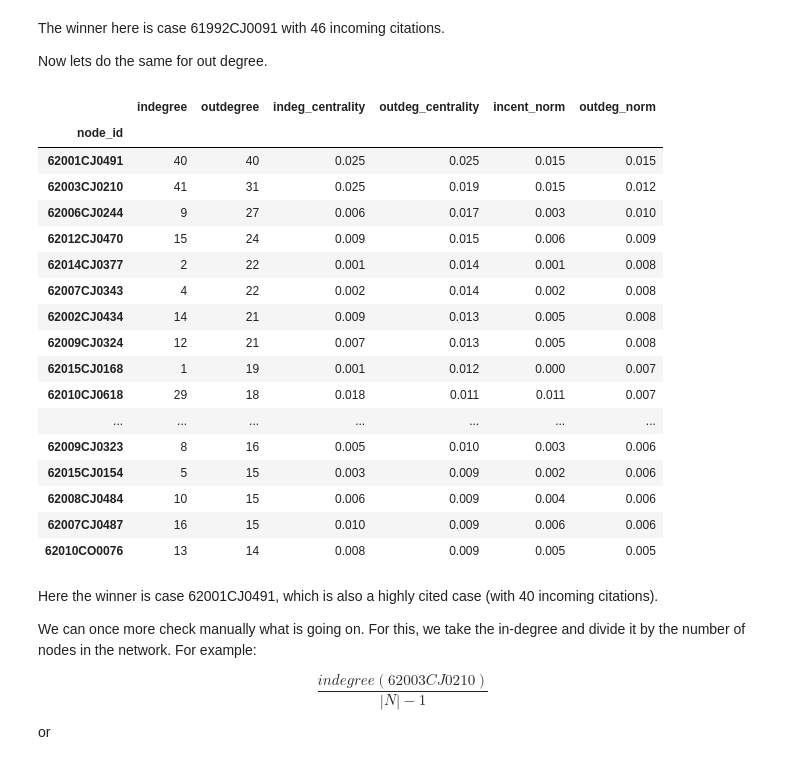
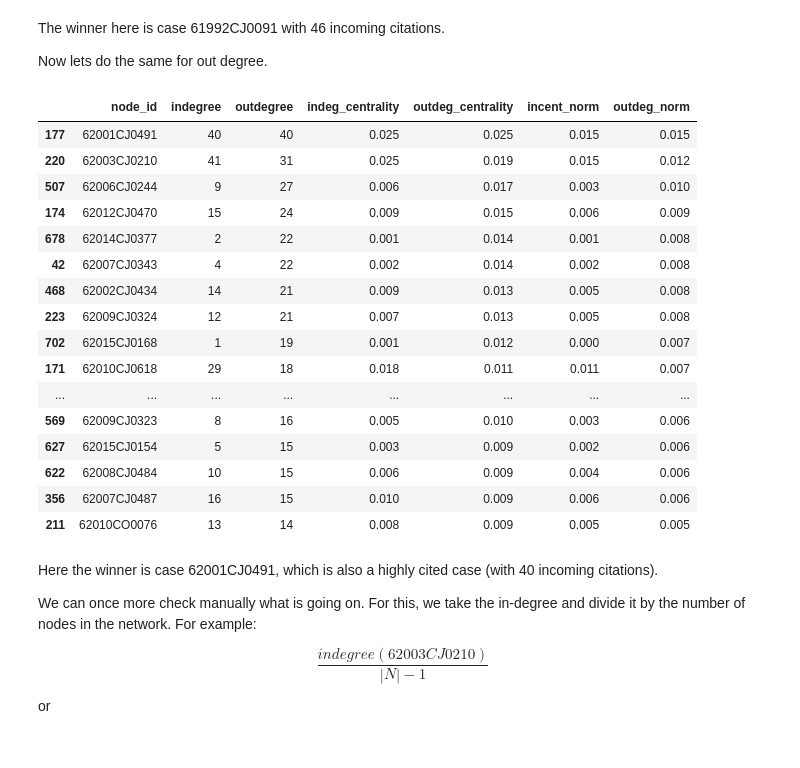
Before and after one commit to maastrichtlawtech/legalnetworkanalysis_textbook, a Jupyter notebook: Chapter_3_Centrality.ipynb, the cells around one changed output. Saved outputs shown, nothing was run; the diff lists cells and outputs as text; code cells hidden in the pictures.

```diff
--- a/Chapter_3_Centrality.ipynb
+++ b/Chapter_3_Centrality.ipynb
@@ -7,6 +7,8 @@ import matplotlib.pyplot as plt
 from networkx.drawing.nx_pydot import graphviz_layout
 from src.helper import draw_spring, load_graph_from_json, score_normalize
 np.random.seed(123)
+#pd.set_option("display.precision", 3)
+pd.options.display.float_format = '{:20,.3f}'.format
 # %% [markdown]
 # 3 Network Centrality
 
@@ -205,26 +210,26 @@ The winner here is case 61992CJ0091 with 46 incoming citations.
 
 Now lets do the same for out degree.
 # %%
+resdf = pd.read_csv("data/consprot_results.csv")
 resdf.sort_values('outdegree', ascending=False).head(20)
 # %% [output]
-|  | indegree | outdegree | indeg_centrality | outdeg_centrality | incent_norm | outdeg_norm |
-| node_id |  |  |  |  |  |  |
-| 62001CJ0491 | 40 | 40 | 0.025 | 0.025 | 0.015 | 0.015 |
-| 62003CJ0210 | 41 | 31 | 0.025 | 0.019 | 0.015 | 0.012 |
-| 62006CJ0244 | 9 | 27 | 0.006 | 0.017 | 0.003 | 0.010 |
-| 62012CJ0470 | 15 | 24 | 0.009 | 0.015 | 0.006 | 0.009 |
-| 62014CJ0377 | 2 | 22 | 0.001 | 0.014 | 0.001 | 0.008 |
-| 62007CJ0343 | 4 | 22 | 0.002 | 0.014 | 0.002 | 0.008 |
-| 62002CJ0434 | 14 | 21 | 0.009 | 0.013 | 0.005 | 0.008 |
-| 62009CJ0324 | 12 | 21 | 0.007 | 0.013 | 0.005 | 0.008 |
-| 62015CJ0168 | 1 | 19 | 0.001 | 0.012 | 0.000 | 0.007 |
-| 62010CJ0618 | 29 | 18 | 0.018 | 0.011 | 0.011 | 0.007 |
-| ... | ... | ... | ... | ... | ... | ... |
-| 62009CJ0323 | 8 | 16 | 0.005 | 0.010 | 0.003 | 0.006 |
-| 62015CJ0154 | 5 | 15 | 0.003 | 0.009 | 0.002 | 0.006 |
-| 62008CJ0484 | 10 | 15 | 0.006 | 0.009 | 0.004 | 0.006 |
-| 62007CJ0487 | 16 | 15 | 0.010 | 0.009 | 0.006 | 0.006 |
-| 62010CO0076 | 13 | 14 | 0.008 | 0.009 | 0.005 | 0.005 |
+|  | node_id | indegree | outdegree | indeg_centrality | outdeg_centrality | incent_norm | outdeg_norm |
+| 177 | 62001CJ0491 | 40 | 40 | 0.025 | 0.025 | 0.015 | 0.015 |
+| 220 | 62003CJ0210 | 41 | 31 | 0.025 | 0.019 | 0.015 | 0.012 |
+| 507 | 62006CJ0244 | 9 | 27 | 0.006 | 0.017 | 0.003 | 0.010 |
+| 174 | 62012CJ0470 | 15 | 24 | 0.009 | 0.015 | 0.006 | 0.009 |
+| 678 | 62014CJ0377 | 2 | 22 | 0.001 | 0.014 | 0.001 | 0.008 |
+| 42 | 62007CJ0343 | 4 | 22 | 0.002 | 0.014 | 0.002 | 0.008 |
+| 468 | 62002CJ0434 | 14 | 21 | 0.009 | 0.013 | 0.005 | 0.008 |
+| 223 | 62009CJ0324 | 12 | 21 | 0.007 | 0.013 | 0.005 | 0.008 |
+| 702 | 62015CJ0168 | 1 | 19 | 0.001 | 0.012 | 0.000 | 0.007 |
+| 171 | 62010CJ0618 | 29 | 18 | 0.018 | 0.011 | 0.011 | 0.007 |
+| ... | ... | ... | ... | ... | ... | ... | ... |
+| 569 | 62009CJ0323 | 8 | 16 | 0.005 | 0.010 | 0.003 | 0.006 |
+| 627 | 62015CJ0154 | 5 | 15 | 0.003 | 0.009 | 0.002 | 0.006 |
+| 622 | 62008CJ0484 | 10 | 15 | 0.006 | 0.009 | 0.004 | 0.006 |
+| 356 | 62007CJ0487 | 16 | 15 | 0.010 | 0.009 | 0.006 | 0.006 |
+| 211 | 62010CO0076 | 13 | 14 | 0.008 | 0.009 | 0.005 | 0.005 |
 # %% [markdown]
 Here the winner is case 62001CJ0491, which is also a highly cited case (with 40 incoming citations).
 
```
Also changed, not shown: parts of 32 cells of this notebook, 8 other files.
